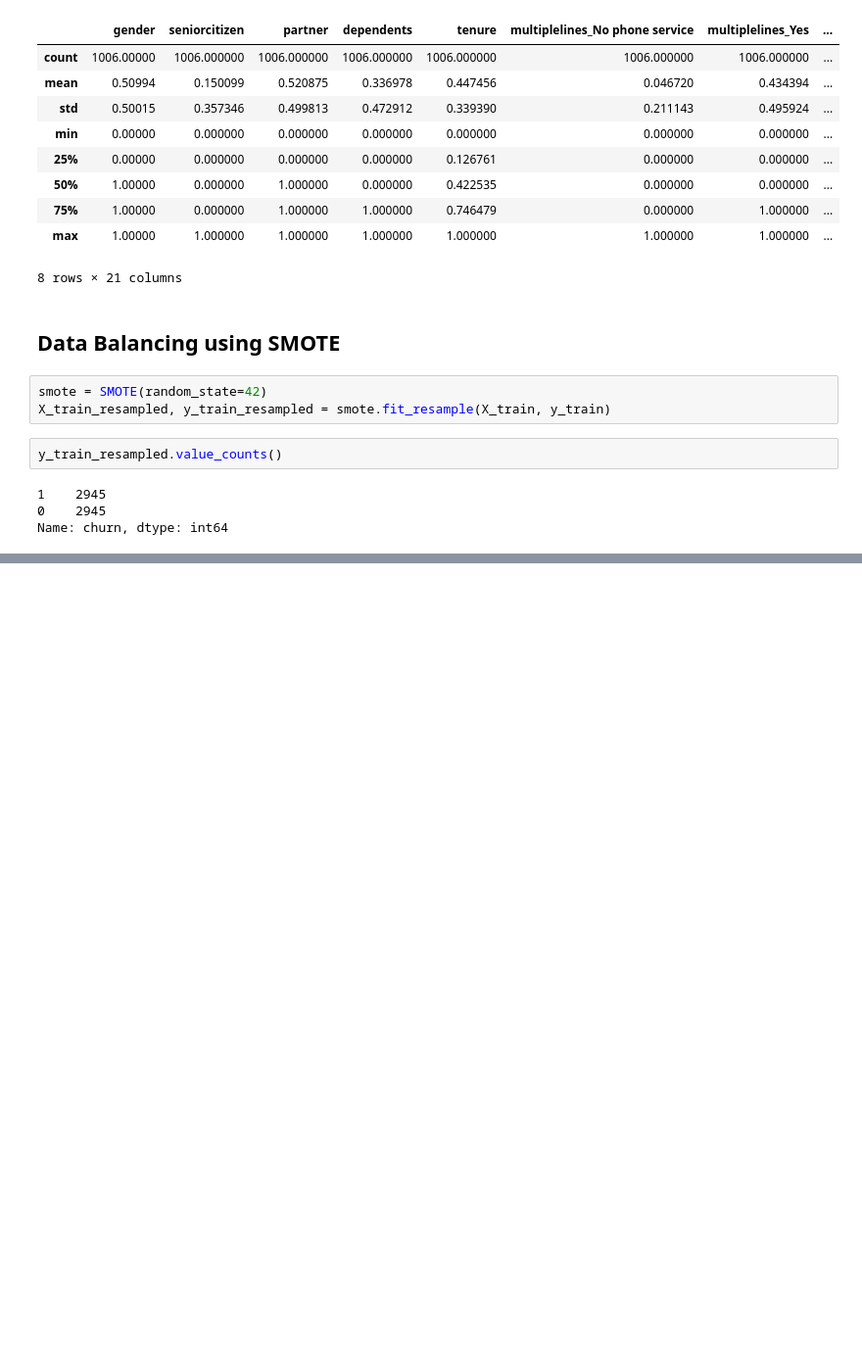
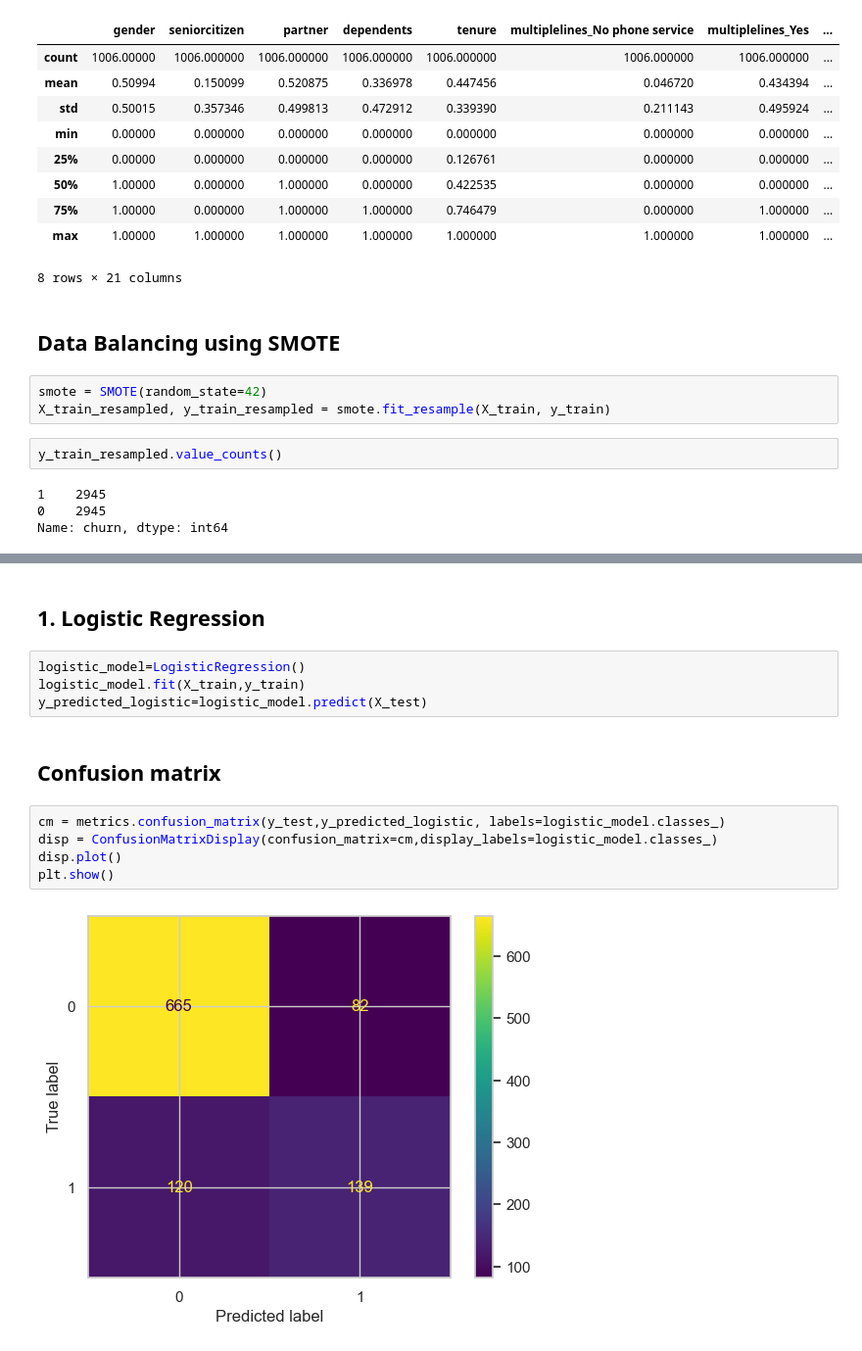
Before and after one commit to HannahMwende/LP2-Classification-Project, a Jupyter notebook: code.ipynb, the cells around one changed output, grey strips where cells are left out. Shown at 98% size. Drawn from its saved outputs; the diff is of its cells as text; blank space fills up the shorter version.

Commit message:
Logistic Regression

```diff
--- a/code.ipynb
+++ b/code.ipynb
@@ -1221,0 +1266,15 @@ Name: churn, dtype: int64
+# %% [markdown]
+## 1.  Logistic Regression
+# %%
+logistic_model=LogisticRegression()
+logistic_model.fit(X_train,y_train)
+y_predicted_logistic=logistic_model.predict(X_test)
+# %% [markdown]
+## Confusion matrix
+# %%
+cm = metrics.confusion_matrix(y_test,y_predicted_logistic, labels=logistic_model.classes_)
+disp = ConfusionMatrixDisplay(confusion_matrix=cm,display_labels=logistic_model.classes_)
+disp.plot()
+plt.show()
+# %% [output]
+[figure, added]
```
Also changed, not shown: parts of 12 cells of this notebook.
